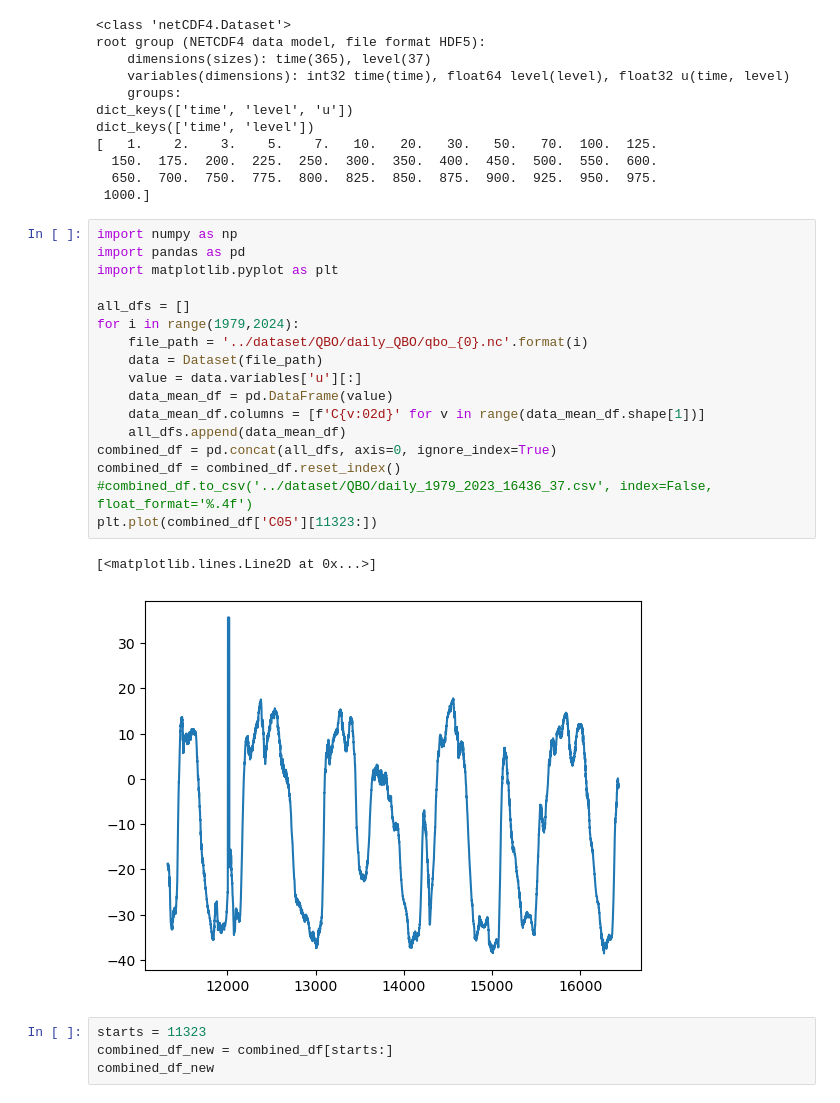
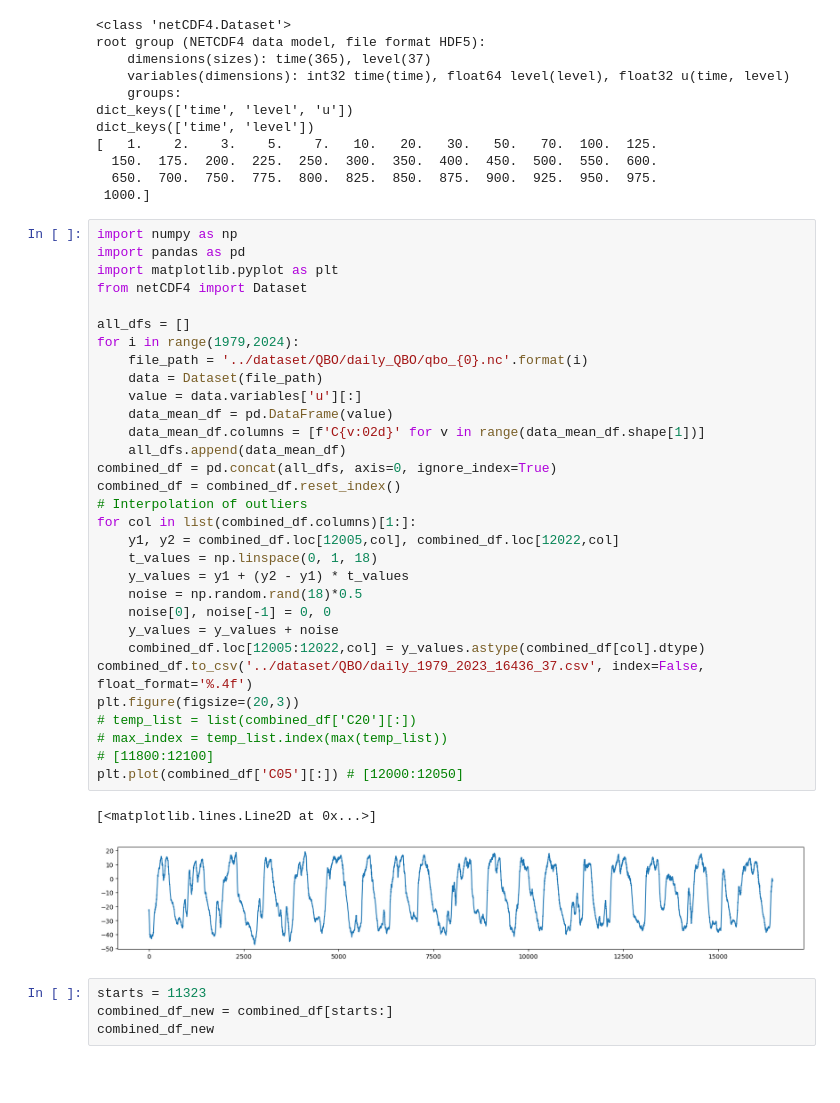
Before and after one commit to Matthew-ymz/Time-series-forecasting-for-causal-emergence, a Jupyter notebook: preprocessing/preprocess_qbo.ipynb, the cells around one changed output. Drawn from its saved outputs; the diff is of its cells as text; blank space fills up the shorter version.

```diff
--- a/preprocessing/preprocess_qbo.ipynb
+++ b/preprocessing/preprocess_qbo.ipynb
@@ -63,23 +96,37 @@ dict_keys(['time', 'level'])
 # %%
 import numpy as np
 import pandas as pd
 import matplotlib.pyplot as plt
+from netCDF4 import Dataset
 
 all_dfs = []
 for i in range(1979,2024):
     file_path = '../dataset/QBO/daily_QBO/qbo_{0}.nc'.format(i)
     data = Dataset(file_path)
     value = data.variables['u'][:]
     data_mean_df = pd.DataFrame(value)
     data_mean_df.columns = [f'C{v:02d}' for v in range(data_mean_df.shape[1])]
     all_dfs.append(data_mean_df)
 combined_df = pd.concat(all_dfs, axis=0, ignore_index=True)
 combined_df = combined_df.reset_index()
-#combined_df.to_csv('../dataset/QBO/daily_1979_2023_16436_37.csv', index=False, float_format='%.4f')
-plt.plot(combined_df['C05'][11323:])
+# Interpolation of outliers
+for col in list(combined_df.columns)[1:]:
+    y1, y2 = combined_df.loc[12005,col], combined_df.loc[12022,col]
+    t_values = np.linspace(0, 1, 18)
+    y_values = y1 + (y2 - y1) * t_values
+    noise = np.random.rand(18)*0.5
+    noise[0], noise[-1] = 0, 0
+    y_values = y_values + noise
+    combined_df.loc[12005:12022,col] = y_values.astype(combined_df[col].dtype)
+combined_df.to_csv('../dataset/QBO/daily_1979_2023_16436_37.csv', index=False, float_format='%.4f')
+plt.figure(figsize=(20,3))
+# temp_list = list(combined_df['C20'][:])
+# max_index = temp_list.index(max(temp_list))
+# [11800:12100]
+plt.plot(combined_df['C05'][:]) # [12000:12050]
 # %% [output]
 [<matplotlib.lines.Line2D at 0x...>]
-[figure, old version]
+[figure, new version]
 # %%
 starts = 11323
 combined_df_new = combined_df[starts:]
```
Also changed, not shown: parts of 4 cells of this notebook, 11 other files.
